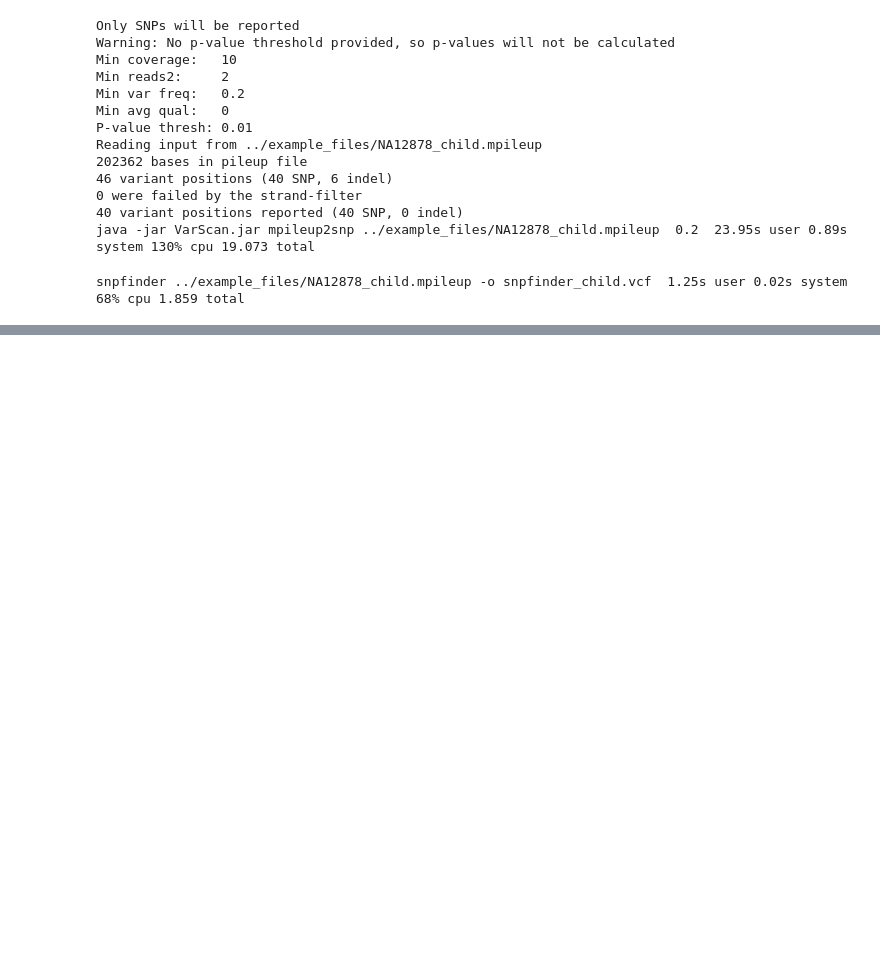
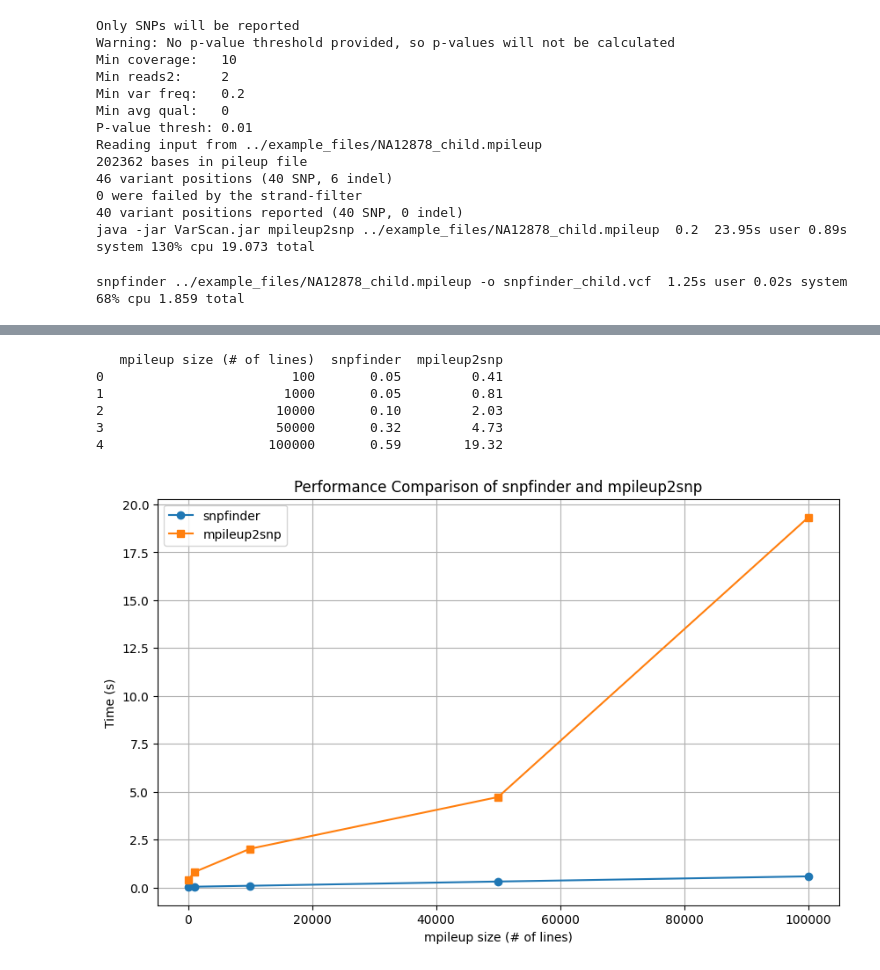
Before and after one commit to benjaminesser/pathofinder, a Jupyter notebook: benchmark/benchmark.ipynb, the cells around one changed output, grey strips where cells are left out. Drawn from its saved outputs; the diff is of its cells as text; code cells hidden in the pictures; blank space fills up the shorter version.

Commit message:
benchmark scaling

```diff
--- a/benchmark/benchmark.ipynb
+++ b/benchmark/benchmark.ipynb
@@ -45,0 +79,7 @@ snpfinder ../example_files/NA12878_child.mpileup -o snpfinder_child.vcf  1.25s u
+# %%
+# Add together time for each command
+var_100 = .31+.1
+var_1000 = .71+.1
+var_10000 = 1.88+.15
+var_50000 = 4.46+.27
+var_100000 = 18.88+.44
@@ -45,0 +99,37 @@ snpfinder ../example_files/NA12878_child.mpileup -o snpfinder_child.vcf  1.25s u
+# %%
+# Add together time for each command
+snp_100 = 0.04+0.01
+snp_1000 = 0.04+0.01
+snp_10000 = 0.09+0.01
+snp_50000 = 0.31+0.01
+snp_100000 = 0.58+0.01
+# %%
+# Put scaling data into a df
+data = {
+    'mpileup size (# of lines)': [100, 1000, 10000, 50000, 100000],
+    'snpfinder': [snp_100, snp_1000, snp_10000, snp_50000, snp_100000],
+    'mpileup2snp': [var_100, var_1000, var_10000, var_50000, var_100000]
+}
+
+df = pd.DataFrame(data)
+print(df)
+# %% [output]
+   mpileup size (# of lines)  snpfinder  mpileup2snp
+0                        100       0.05         0.41
+1                       1000       0.05         0.81
+2                      10000       0.10         2.03
+3                      50000       0.32         4.73
+4                     100000       0.59        19.32
+# %%
+# Plot df
+plt.figure(figsize=(10, 6))
+plt.plot(df['mpileup size (# of lines)'], df['snpfinder'], marker='o', label='snpfinder')
+plt.plot(df['mpileup size (# of lines)'], df['mpileup2snp'], marker='s', label='mpileup2snp')
+plt.xlabel('mpileup size (# of lines)')
+plt.ylabel('Time (s)')
+plt.title('Performance Comparison of snpfinder and mpileup2snp')
+plt.legend()
+plt.grid(True)
+plt.savefig('scaling.png')
+# %% [output]
+[figure, added]
```
Also changed, not shown: parts of 8 cells of this notebook, 17 other files.
